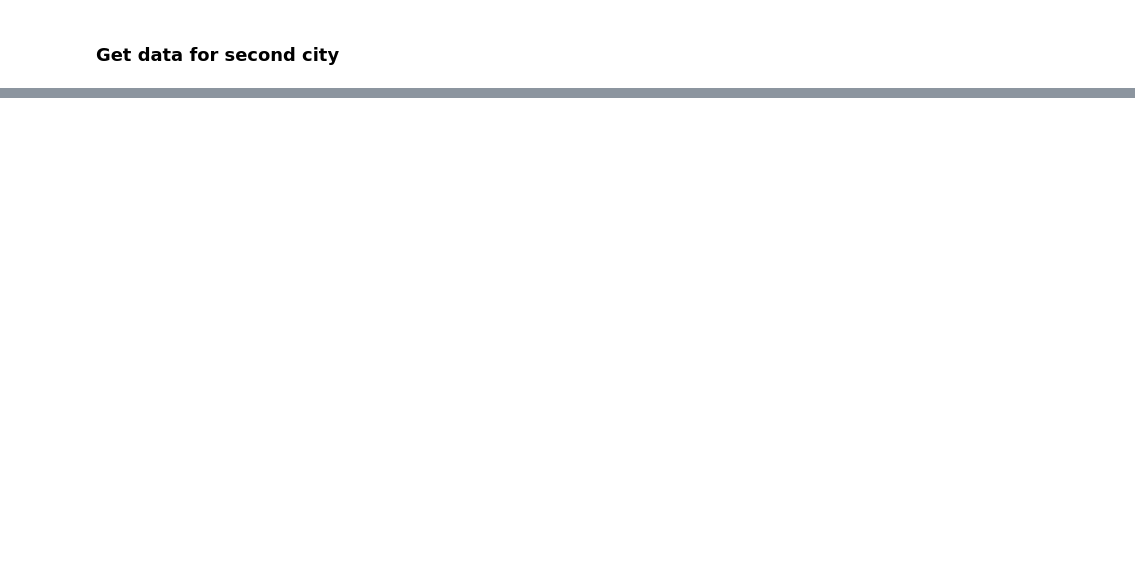
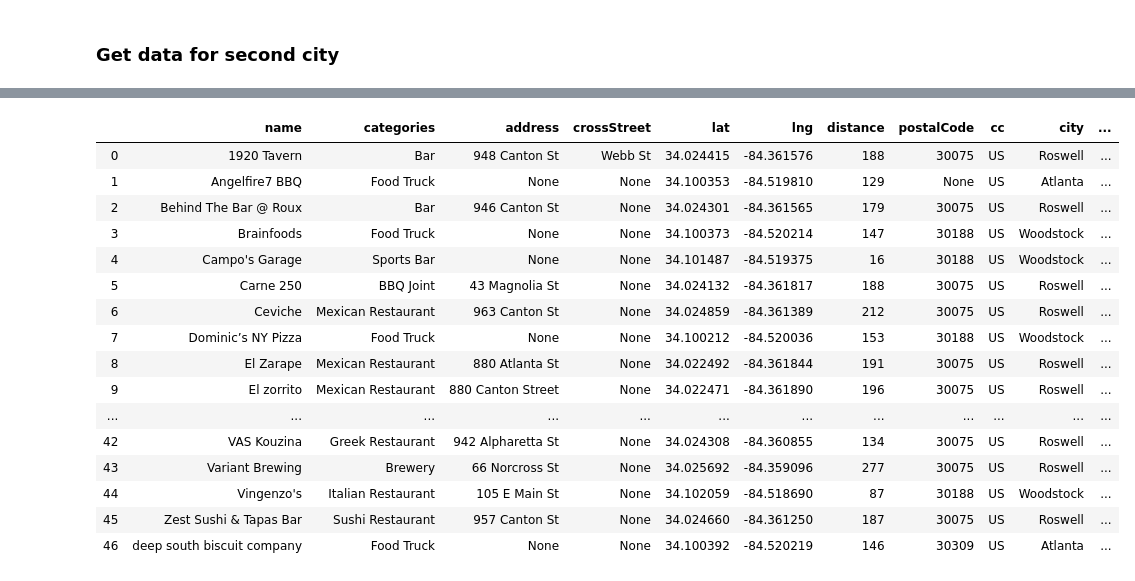
Before and after one commit to kmjacox/Coursera_Capstone, a Jupyter notebook: Index.ipynb, the cells around one changed output, grey strips where cells are left out. Drawn from its saved outputs; the diff is of its cells as text; code cells hidden in the pictures; blank space fills up the shorter version.

```diff
--- a/Index.ipynb
+++ b/Index.ipynb
@@ -367,0 +274,22 @@ rdf
+# %%
+fullset=pysql('select name, categories, address, crossStreet, lat, lng, distance, postalCode, cc, city, state, country, id from wdf union select name, categories, address, crossStreet, lat, lng, distance, postalCode, cc, city, state, country, id from rdf')
+# %%
+fullset
+# %% [output]
+|  | name | categories | address | crossStreet | lat | lng | distance | postalCode | cc | city | ... |
+| 0 | 1920 Tavern | Bar | 948 Canton St | Webb St | 34.024415 | -84.361576 | 188 | 30075 | US | Roswell | ... |
+| 1 | Angelfire7 BBQ | Food Truck | None | None | 34.100353 | -84.519810 | 129 | None | US | Atlanta | ... |
+| 2 | Behind The Bar @ Roux | Bar | 946 Canton St | None | 34.024301 | -84.361565 | 179 | 30075 | US | Roswell | ... |
+| 3 | Brainfoods | Food Truck | None | None | 34.100373 | -84.520214 | 147 | 30188 | US | Woodstock | ... |
+| 4 | Campo's Garage | Sports Bar | None | None | 34.101487 | -84.519375 | 16 | 30188 | US | Woodstock | ... |
+| 5 | Carne 250 | BBQ Joint | 43 Magnolia St | None | 34.024132 | -84.361817 | 188 | 30075 | US | Roswell | ... |
+| 6 | Ceviche | Mexican Restaurant | 963 Canton St | None | 34.024859 | -84.361389 | 212 | 30075 | US | Roswell | ... |
+| 7 | Dominic’s NY Pizza | Food Truck | None | None | 34.100212 | -84.520036 | 153 | 30188 | US | Woodstock | ... |
+| 8 | El Zarape | Mexican Restaurant | 880 Atlanta St | None | 34.022492 | -84.361844 | 191 | 30075 | US | Roswell | ... |
+| 9 | El zorrito | Mexican Restaurant | 880 Canton Street | None | 34.022471 | -84.361890 | 196 | 30075 | US | Roswell | ... |
+| ... | ... | ... | ... | ... | ... | ... | ... | ... | ... | ... | ... |
+| 42 | VAS Kouzina | Greek Restaurant | 942 Alpharetta St | None | 34.024308 | -84.360855 | 134 | 30075 | US | Roswell | ... |
+| 43 | Variant Brewing | Brewery | 66 Norcross St | None | 34.025692 | -84.359096 | 277 | 30075 | US | Roswell | ... |
+| 44 | Vingenzo's | Italian Restaurant | 105 E Main St | None | 34.102059 | -84.518690 | 87 | 30188 | US | Woodstock | ... |
+| 45 | Zest Sushi & Tapas Bar | Sushi Restaurant | 957 Canton St | None | 34.024660 | -84.361250 | 187 | 30075 | US | Roswell | ... |
+| 46 | deep south biscuit company | Food Truck | None | None | 34.100392 | -84.520219 | 146 | 30309 | US | Atlanta | ... |
```
Also changed, not shown: parts of 11 cells of this notebook.
